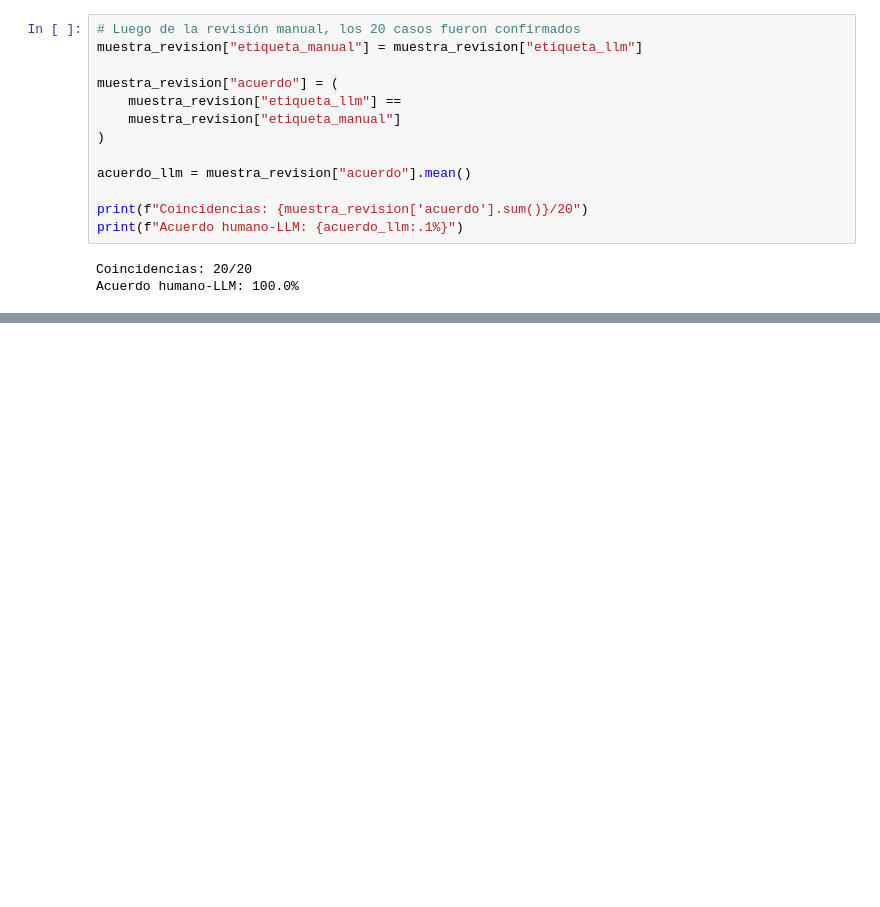
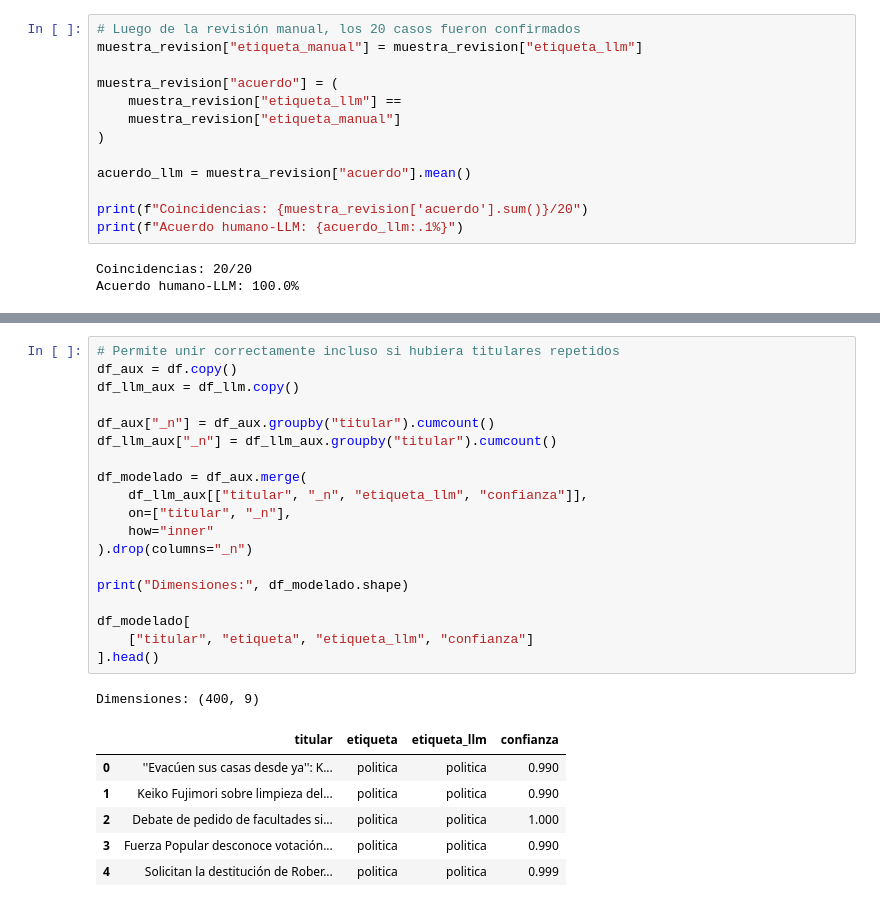
Before and after one commit to alvarorubencarhuamaca/python_intermedio_qlab, a Jupyter notebook: tarea_1/02_clasificacion.ipynb, the cells around one changed output, grey strips where cells are left out. Drawn from its saved outputs; the diff is of its cells as text; blank space fills up the shorter version.

```diff
--- a/tarea_1/02_clasificacion.ipynb
+++ b/tarea_1/02_clasificacion.ipynb
@@ -452,0 +457,27 @@ Acuerdo humano-LLM: 100.0%
+# %%
+# Permite unir correctamente incluso si hubiera titulares repetidos
+df_aux = df.copy()
+df_llm_aux = df_llm.copy()
+
+df_aux["_n"] = df_aux.groupby("titular").cumcount()
+df_llm_aux["_n"] = df_llm_aux.groupby("titular").cumcount()
+
+df_modelado = df_aux.merge(
+    df_llm_aux[["titular", "_n", "etiqueta_llm", "confianza"]],
+    on=["titular", "_n"],
+    how="inner"
+).drop(columns="_n")
+
+print("Dimensiones:", df_modelado.shape)
+
+df_modelado[
+    ["titular", "etiqueta", "etiqueta_llm", "confianza"]
+].head()
+# %% [output]
+Dimensiones: (400, 9)
+|  | titular | etiqueta | etiqueta_llm | confianza |
+| 0 | ''Evacúen sus casas desde ya'': K... | politica | politica | 0.990 |
+| 1 | Keiko Fujimori sobre limpieza del... | politica | politica | 0.990 |
+| 2 | Debate de pedido de facultades si... | politica | politica | 1.000 |
+| 3 | Fuerza Popular desconoce votación... | politica | politica | 0.990 |
+| 4 | Solicitan la destitución de Rober... | politica | politica | 0.999 |
```
Also changed, not shown: parts of 11 cells of this notebook, 1 other file.
